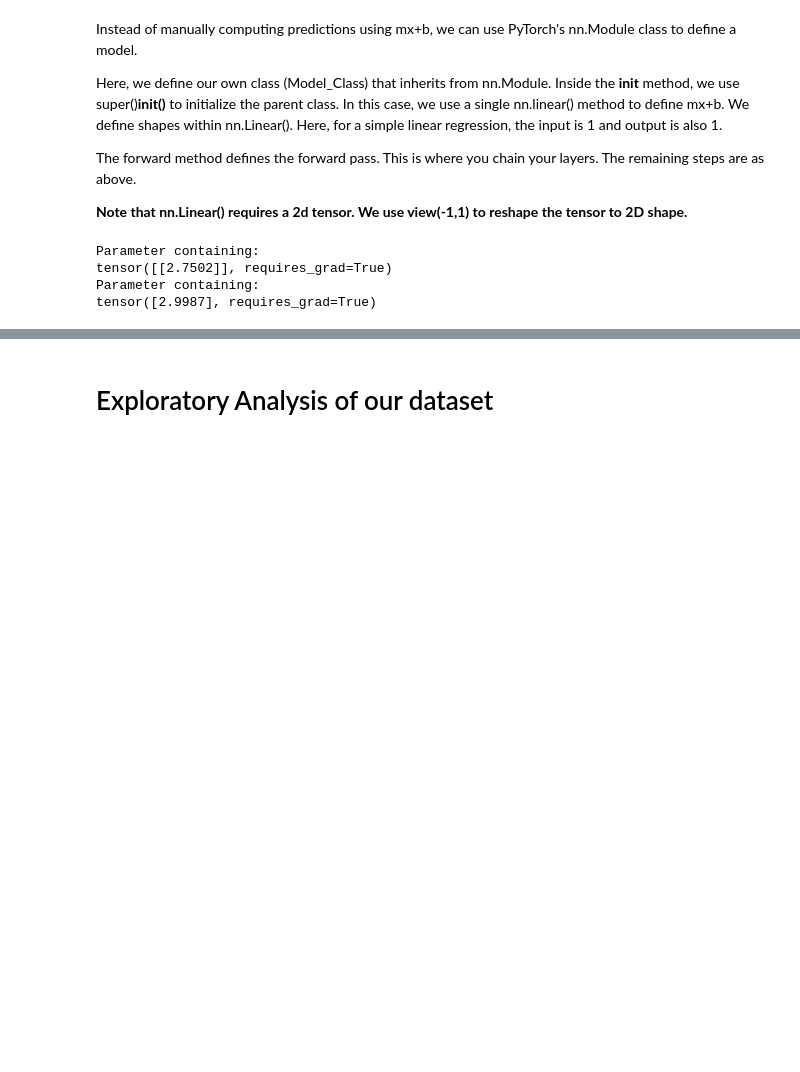
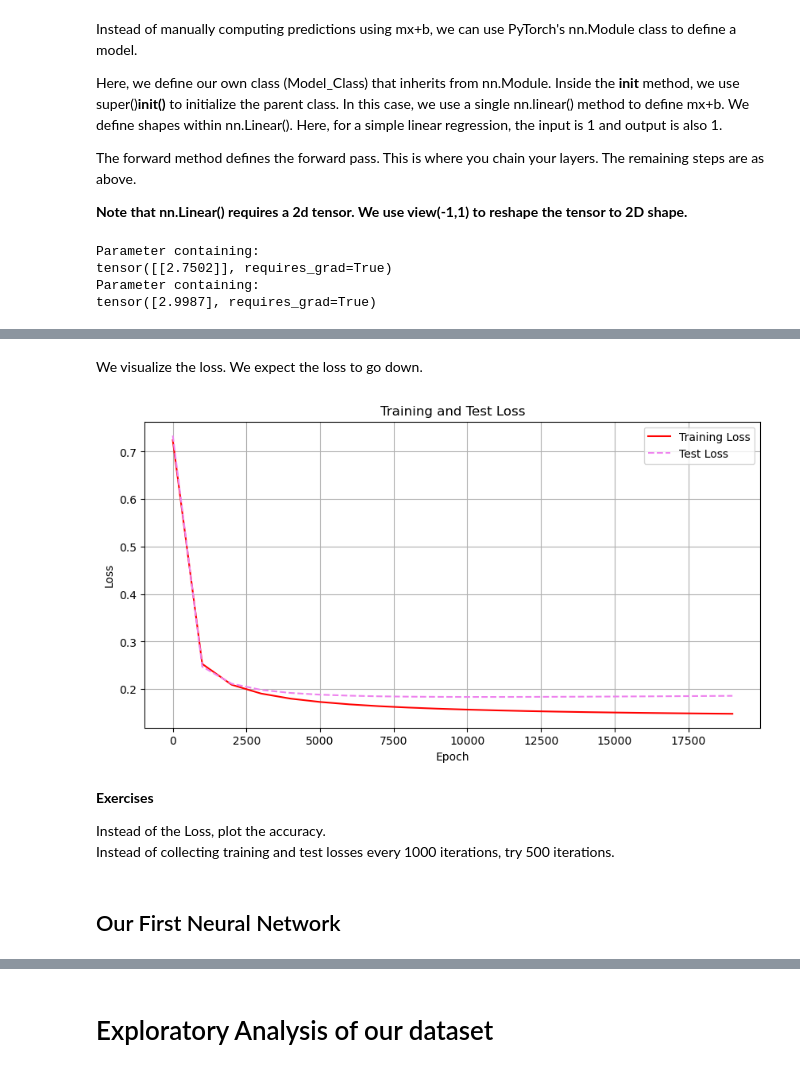
Before and after one commit to banskotan2/Deep_Learning, a Jupyter notebook: deep_learning_day_1.ipynb, the cells around one changed output, grey strips where cells are left out. Drawn from its saved outputs; the diff is of its cells as text; code cells hidden in the pictures; blank space fills up the shorter version.

```diff
--- a/deep_learning_day_1.ipynb
+++ b/deep_learning_day_1.ipynb
@@ -802,0 +877,8 @@ tensor([2.9987], requires_grad=True)
+# %%
+class Model_Logistic(nn.Module):
+    def __init__(self):
+        super().__init__()
+        self.linear=nn.Linear(20,1)
+    def forward(self,x):
+        x=self.linear(x)
+        return x
@@ -802,0 +890,4 @@ tensor([2.9987], requires_grad=True)
+# %%
+model_logistic=Model_Logistic()
+criterion_logistic=nn.BCEWithLogitsLoss()
+optim_logistic=torch.optim.SGD(model_logistic.parameters(),lr=0.01)
@@ -802,0 +910,23 @@ tensor([2.9987], requires_grad=True)
+# %%
+torch.manual_seed(1)
+loss_train_list=[]
+loss_test_list=[]
+output_class=[]
+for epoch in range(20000):
+    model_logistic.train()
+    optim_logistic.zero_grad()
+    output=model_logistic(X_train)
+    loss=criterion_logistic(output,y_train)
+    loss.backward()
+    optim_logistic.step()
+    model_logistic.eval()
+    output_test=model_logistic(X_test)
+    loss_test=criterion_logistic(output_test,y_test)
+    output_class=(output_test>0.5).int()
+    accuracy=100*sum(y_test==output_class)/y_test.shape[0]
+    if epoch%1000==0:
+        loss_train_list.append(loss.detach().numpy())
+        loss_test_list.append(loss_test.detach().numpy())
+        print(f"Training Loss:{loss}, Test Loss:{loss_test},accuracy: {accuracy.item()} %")
+output_class=output_class.detach().numpy()
+print("Done!")
@@ -802,0 +951,21 @@ tensor([2.9987], requires_grad=True)
+# %% [markdown]
+We visualize the loss.  We expect the loss to go down.
+# %%
+fix,ax=plt.subplots(1,1,figsize=(10,5))
+ax.plot(list(range(0,20000,1000)),loss_train_list,color="red",label="Training Loss")
+ax.plot(list(range(0,20000,1000)),loss_test_list,color="violet",label="Test Loss",linestyle="--")
+ax.set_xlabel("Epoch")
+ax.set_ylabel("Loss")
+ax.set_title("Training and Test Loss")
+ax.legend()
+ax.grid(True)
+plt.show()
+# %% [output]
+[figure, added]
+# %% [markdown]
+<b>Exercises </b>
+
+Instead of the Loss, plot the accuracy.
+Instead of collecting training and test losses every 1000 iterations, try 500 iterations.
+# %% [markdown]
+## <a id="Our-First-Neural-Network">Our First Neural Network</a>
```
Also changed, not shown: parts of 58 cells of this notebook.
